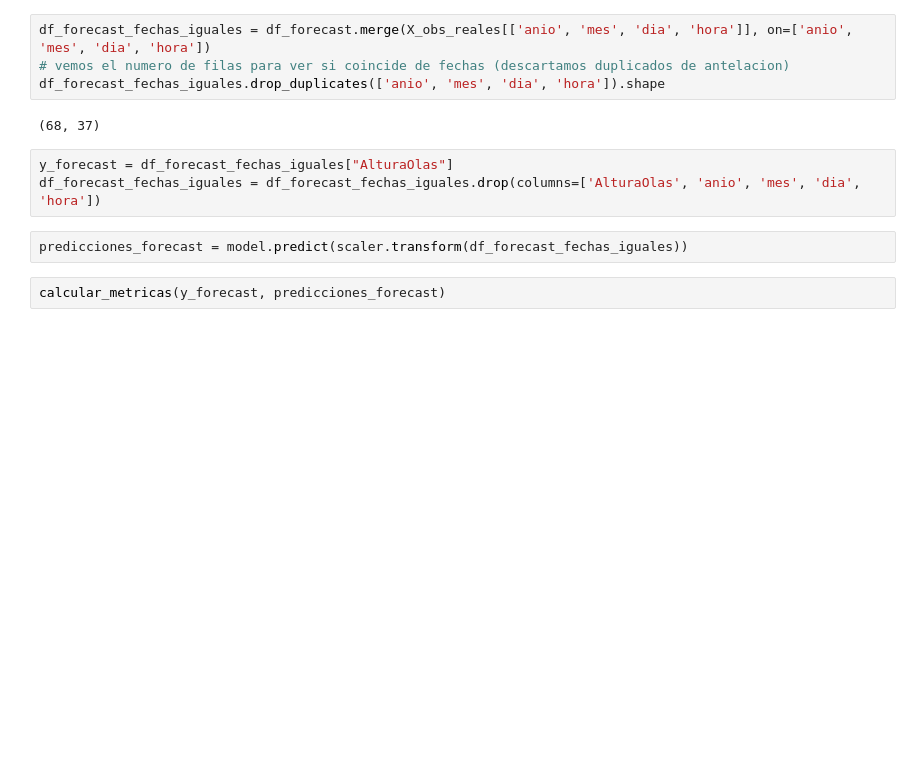
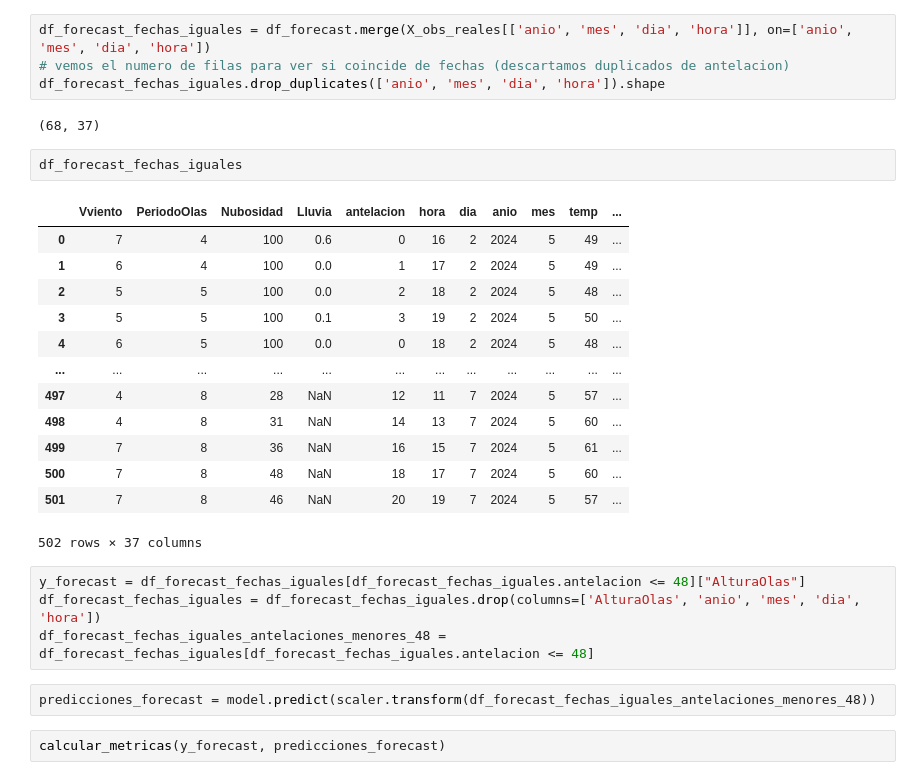
Before and after one commit to MarioBaldocchi/PD, a Jupyter notebook: forecasts/evaluacion.ipynb, the cells around one changed output. Cells and saved outputs as stored; diff of their text form; blank space fills up the shorter version.

Commit message:
Forecast únicamente con antelacion <= 48

```diff
--- a/forecasts/evaluacion.ipynb
+++ b/forecasts/evaluacion.ipynb
@@ -227,11 +227,28 @@ df_forecast_fechas_iguales = df_forecast.merge(X_obs_reales[['anio', 'mes', 'dia
 df_forecast_fechas_iguales.drop_duplicates(['anio', 'mes', 'dia', 'hora']).shape
 # %% [output]
 (68, 37)
+# %%
+df_forecast_fechas_iguales
+# %% [output]
+|  | Vviento | PeriodoOlas | Nubosidad | Lluvia | antelacion | hora | dia | anio | mes | temp | ... |
+| 0 | 7 | 4 | 100 | 0.6 | 0 | 16 | 2 | 2024 | 5 | 49 | ... |
+| 1 | 6 | 4 | 100 | 0.0 | 1 | 17 | 2 | 2024 | 5 | 49 | ... |
+| 2 | 5 | 5 | 100 | 0.0 | 2 | 18 | 2 | 2024 | 5 | 48 | ... |
+| 3 | 5 | 5 | 100 | 0.1 | 3 | 19 | 2 | 2024 | 5 | 50 | ... |
+| 4 | 6 | 5 | 100 | 0.0 | 0 | 18 | 2 | 2024 | 5 | 48 | ... |
+| ... | ... | ... | ... | ... | ... | ... | ... | ... | ... | ... | ... |
+| 497 | 4 | 8 | 28 | NaN | 12 | 11 | 7 | 2024 | 5 | 57 | ... |
+| 498 | 4 | 8 | 31 | NaN | 14 | 13 | 7 | 2024 | 5 | 60 | ... |
+| 499 | 7 | 8 | 36 | NaN | 16 | 15 | 7 | 2024 | 5 | 61 | ... |
+| 500 | 7 | 8 | 48 | NaN | 18 | 17 | 7 | 2024 | 5 | 60 | ... |
+| 501 | 7 | 8 | 46 | NaN | 20 | 19 | 7 | 2024 | 5 | 57 | ... |
+502 rows × 37 columns
 # %%
-y_forecast = df_forecast_fechas_iguales["AlturaOlas"]
+y_forecast = df_forecast_fechas_iguales[df_forecast_fechas_iguales.antelacion <= 48]["AlturaOlas"]
 df_forecast_fechas_iguales = df_forecast_fechas_iguales.drop(columns=['AlturaOlas', 'anio', 'mes', 'dia', 'hora'])
+df_forecast_fechas_iguales_antelaciones_menores_48 = df_forecast_fechas_iguales[df_forecast_fechas_iguales.antelacion <= 48]
 # %%
-predicciones_forecast = model.predict(scaler.transform(df_forecast_fechas_iguales))
+predicciones_forecast = model.predict(scaler.transform(df_forecast_fechas_iguales_antelaciones_menores_48))
 # %%
 calcular_metricas(y_forecast, predicciones_forecast)
 # %% [output]
```
